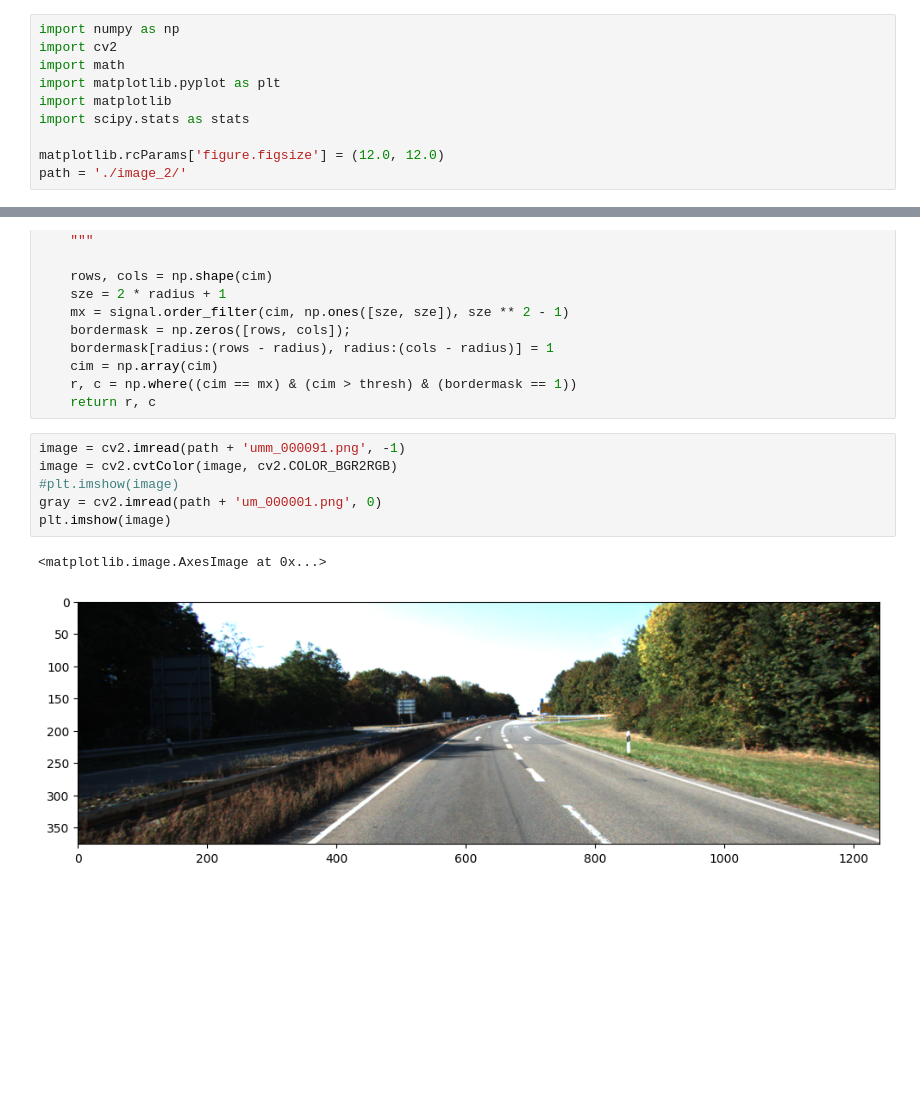
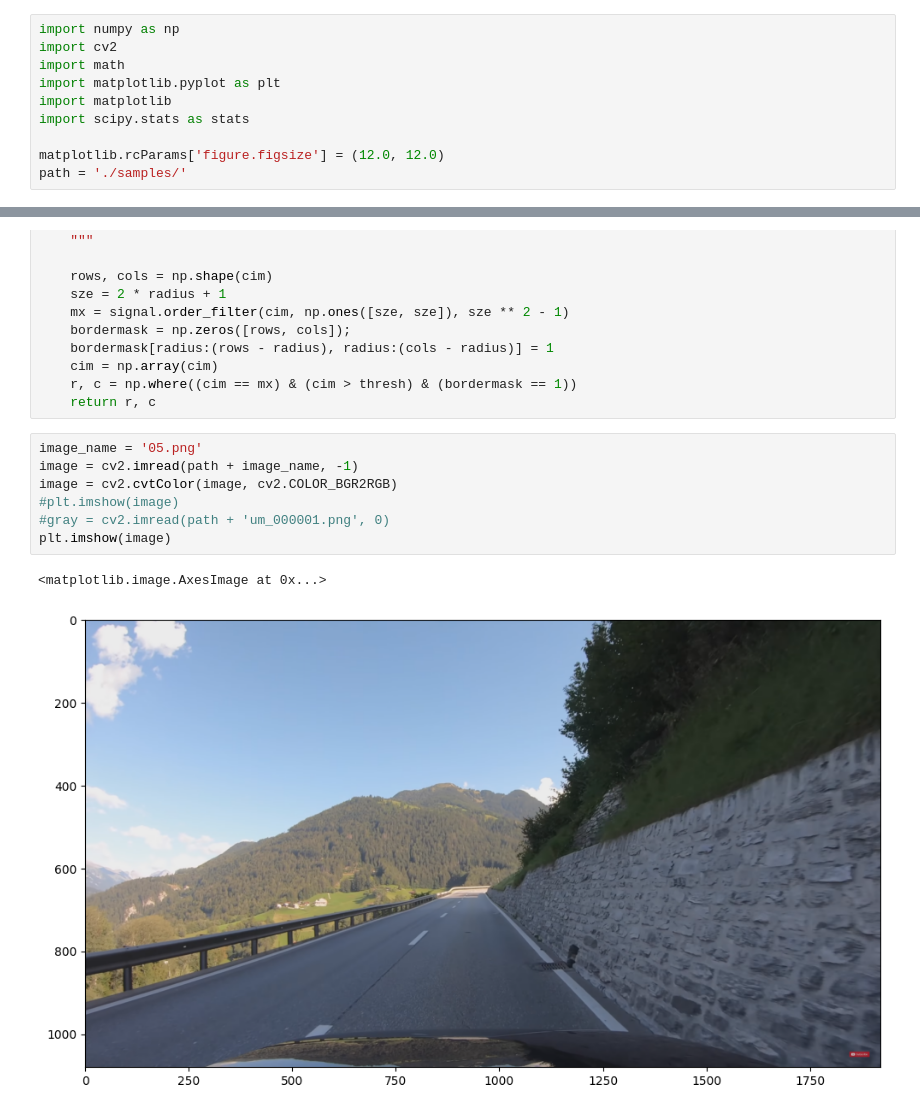
Before and after one commit to luciagm639/AutoDriving, a Jupyter notebook: autoDriving.ipynb, the cells around one changed output, grey strips where cells are left out. Cells and saved outputs as stored; diff of their text form; blank space fills up the shorter version.

```diff
--- a/autoDriving.ipynb
+++ b/autoDriving.ipynb
@@ -7,7 +7,7 @@ import matplotlib
 import scipy.stats as stats
 
 matplotlib.rcParams['figure.figsize'] = (12.0, 12.0)
-path = './image_2/'
+path = './samples/'
 # %%
 from scipy import signal
 def nonmaxsuppts(cim, radius, thresh):
@@ -31,13 +31,14 @@ def nonmaxsuppts(cim, radius, thresh):
     r, c = np.where((cim == mx) & (cim > thresh) & (bordermask == 1))
     return r, c
 # %%
-image = cv2.imread(path + 'umm_000091.png', -1)
+image_name = '05.png'
+image = cv2.imread(path + image_name, -1)
 image = cv2.cvtColor(image, cv2.COLOR_BGR2RGB)
 #plt.imshow(image)
-gray = cv2.imread(path + 'um_000001.png', 0)
+#gray = cv2.imread(path + 'um_000001.png', 0)
 plt.imshow(image)
 # %% [output]
 <matplotlib.image.AxesImage at 0x...>
-[figure, old version]
+[figure, new version]
 # %%
 lab = cv2.cvtColor(image,cv2.COLOR_RGB2Lab)
```
Also changed, not shown: parts of 11 cells of this notebook.
